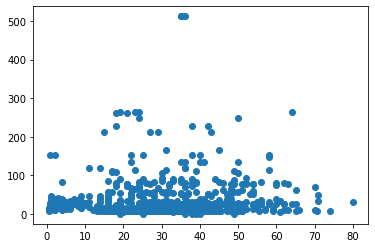
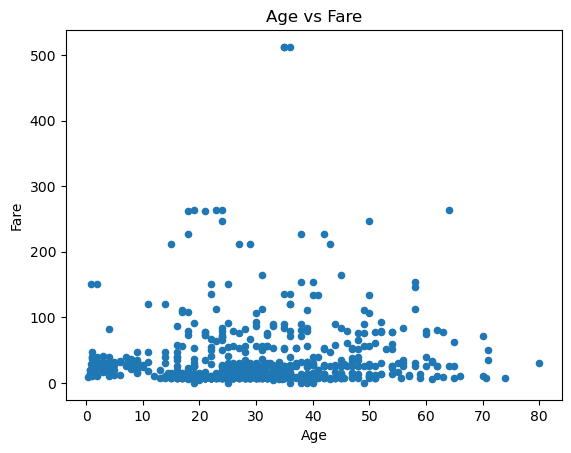
The notebook cell's code change between the first figure and the second:
--- before
+++ after
@@ -0,0 +1,9 @@
+titanic.plot.scatter(x='Age', y='Fare', title='Age vs Fare')
+
+titanic.plot.scatter(x='Age', y='Pclass', title='Age vs Pclass')
+
+titanic.plot.scatter(x='Fare', y='Pclass', title='Fare vs Pclass')
+
+titanic.plot.scatter(x='SibSp', y='Fare', title='SibSp vs Fare')
+
+titanic.plot.scatter(x='Parch', y='Age', title='Parch vs Age')

Commit: DM Lab 1 to 8 Completed